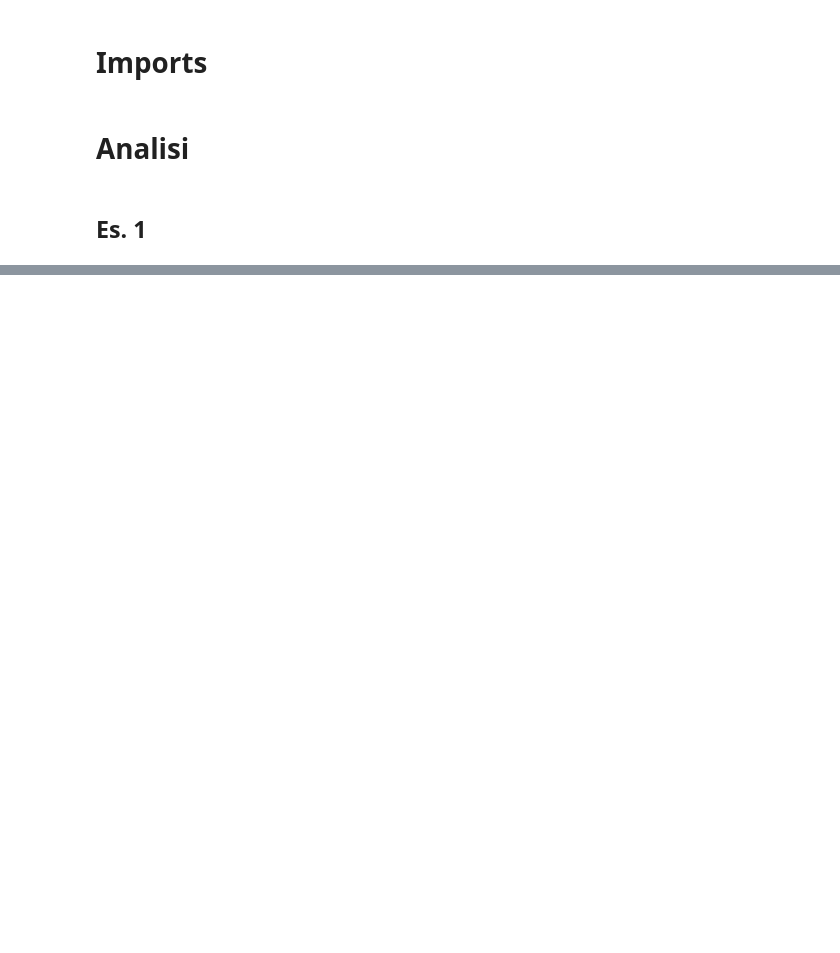
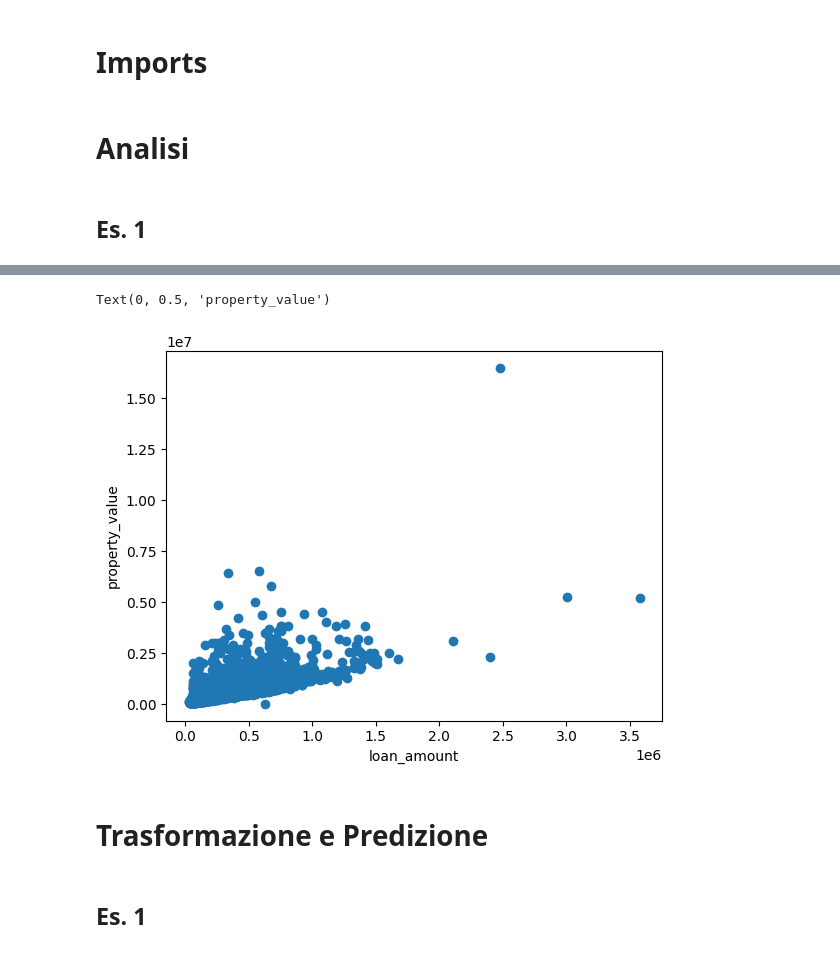
Before and after one commit to karim1644/BDTA, a Jupyter notebook: Past-Exams/2025-02-18/2025-02-18.ipynb, the cells around one changed output, grey strips where cells are left out. Drawn from its saved outputs; the diff is of its cells as text; code cells hidden in the pictures; blank space fills up the shorter version.

```diff
--- a/Past-Exams/2025-02-18/2025-02-18.ipynb
+++ b/Past-Exams/2025-02-18/2025-02-18.ipynb
@@ -53,0 +199,3 @@ import seaborn as sns
+# %%
+df_primarie = df[df['occupancy_type'] == 'pr'].copy()
+df_primarie
@@ -53,0 +216,11 @@ import seaborn as sns
+# %%
+plt.scatter(df_primarie['loan_amount'], df_primarie['property_value'])
+plt.xlabel('loan_amount')
+plt.ylabel('property_value')
+# %% [output]
+Text(0, 0.5, 'property_value')
+[figure, added]
+# %% [markdown]
+# Trasformazione e Predizione
+# %% [markdown]
+## Es. 1
```
Also changed, not shown: parts of 41 cells of this notebook, 1 other file.
